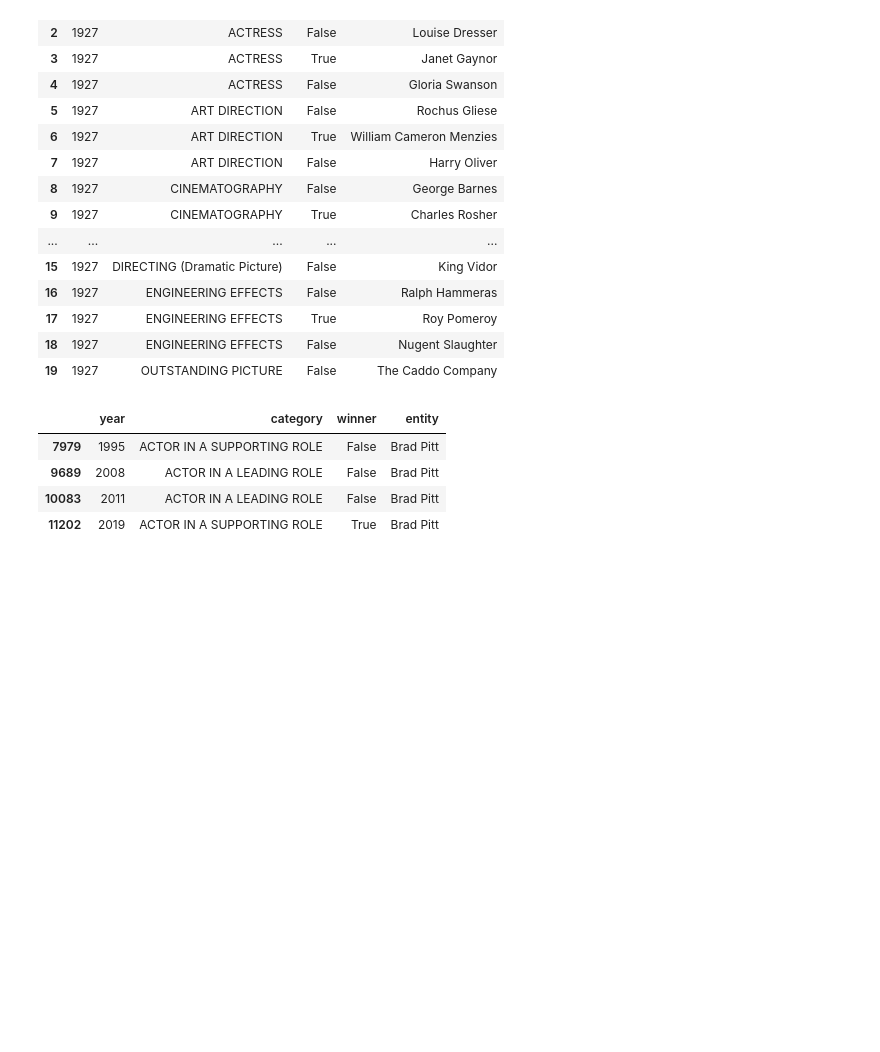
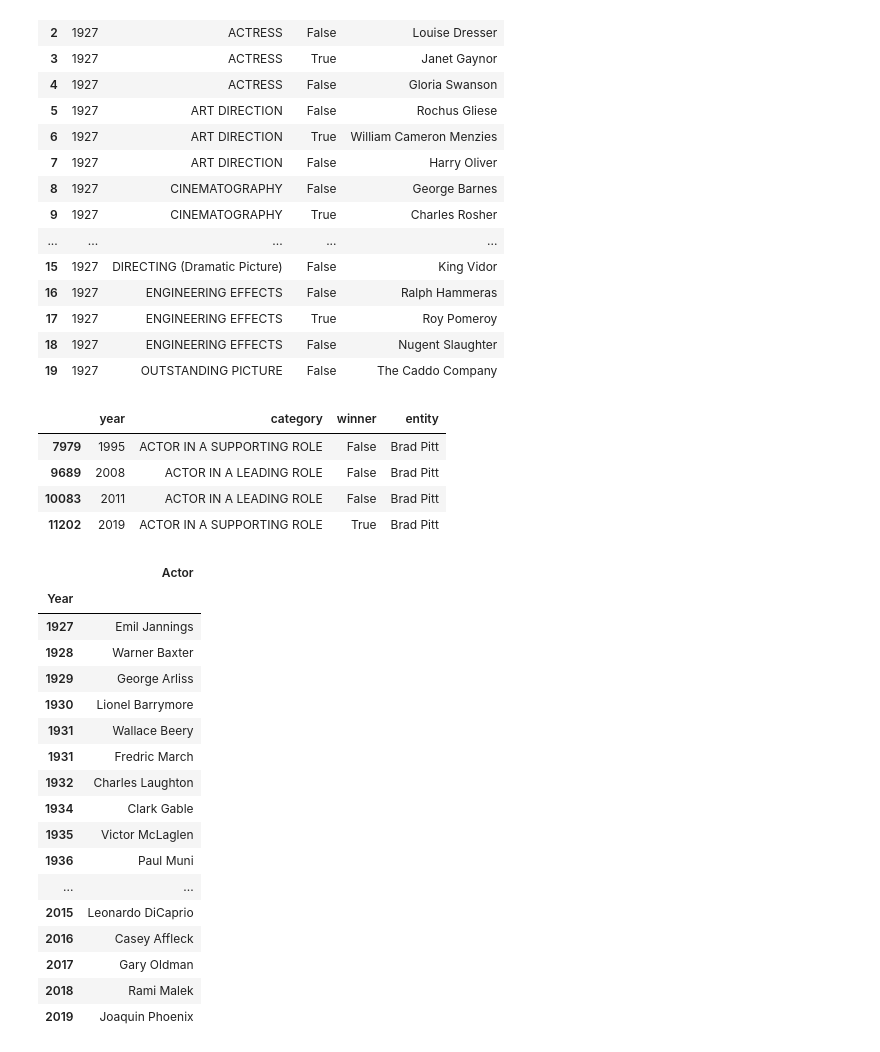
Before and after one commit to gitpyblog/CodeWithMe, a Jupyter notebook: pandas/sandbox.ipynb, the cells around one changed output. Cells and saved outputs as stored; diff of their text form; code cells hidden in the pictures; blank space fills up the shorter version.

```diff
--- a/pandas/sandbox.ipynb
+++ b/pandas/sandbox.ipynb
@@ -153,3 +167,34 @@ oscars[where1]
 | 9689 | 2008 | ACTOR IN A LEADING ROLE | False | Brad Pitt |
 | 10083 | 2011 | ACTOR IN A LEADING ROLE | False | Brad Pitt |
 | 11202 | 2019 | ACTOR IN A SUPPORTING ROLE | True | Brad Pitt |
+# %%
+category_actors1 = oscars['category'] == 'ACTOR IN A LEADING ROLE'
+category_actors2 = oscars['category'] == 'ACTOR'
+winners = oscars['winner'] == True
+
+winners_actors = oscars[winners & (category_actors1 | category_actors2)]  # filtrowanie wg przygotowanych zapytań
+winners_actors = winners_actors.drop(columns=['category', 'winner'])  # wyrzucenie zbędnych kolumn
+winners_actors = winners_actors.set_index('year')  # ustawienie indeksu na kolumnę year
+winners_actors.index.names = ['Year']  # Zmiana nazwy indeksów na Year
+winners_actors = winners_actors.rename(columns={'entity': 'Actor'})  # zmiana nazwy kolumny
+
+winners_actors
+# %% [output]
+|  | Actor |
+| Year |  |
+| 1927 | Emil Jannings |
+| 1928 | Warner Baxter |
+| 1929 | George Arliss |
+| 1930 | Lionel Barrymore |
+| 1931 | Wallace Beery |
+| 1931 | Fredric March |
+| 1932 | Charles Laughton |
+| 1934 | Clark Gable |
+| 1935 | Victor McLaglen |
+| 1936 | Paul Muni |
+| ... | ... |
+| 2015 | Leonardo DiCaprio |
+| 2016 | Casey Affleck |
+| 2017 | Gary Oldman |
+| 2018 | Rami Malek |
+| 2019 | Joaquin Phoenix |
```
Also changed, not shown: parts of 7 cells of this notebook, 2 other files.
